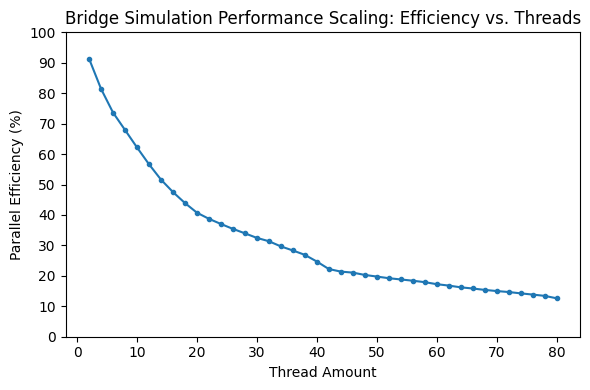
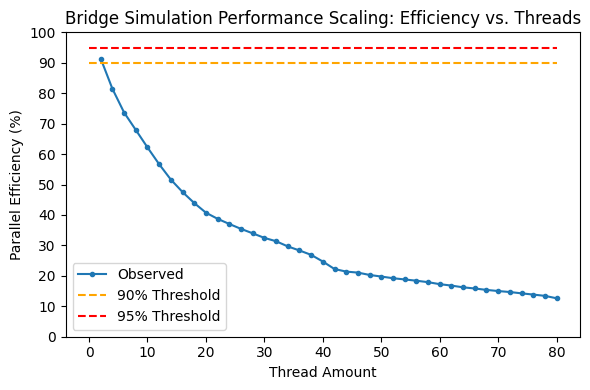
The notebook cell's code change between the first figure and the second:
--- before
+++ after
@@ -6,9 +6,12 @@
 
 plt.figure(figsize=(6,4))
-plt.plot(data["Threads"].to_numpy()[1:], data["Efficiency"].to_numpy()[1:] * 100, marker='.')
+plt.plot(data["Threads"].to_numpy()[1:], data["Efficiency"].to_numpy()[1:] * 100, marker='.', label="Observed")
+plt.plot([0, 80], [90, 90], linestyle="--", color="orange", label="90% Threshold")
+plt.plot([0, 80], [95, 95], linestyle="--", color="red", label="95% Threshold")
 plt.title('Bridge Simulation Performance Scaling: Efficiency vs. Threads')
 plt.ylabel('Parallel Efficiency (%)')
 plt.yticks(np.linspace(0, 100, 11))
 plt.xlabel('Thread Amount')
+plt.legend()
 plt.tight_layout()
 plt.show()

Commit: overhaul figures & data